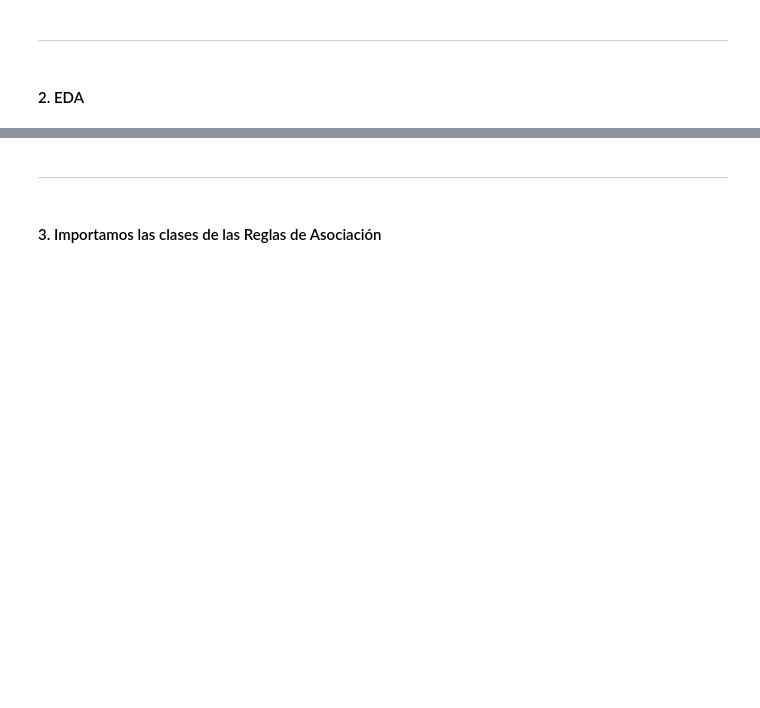
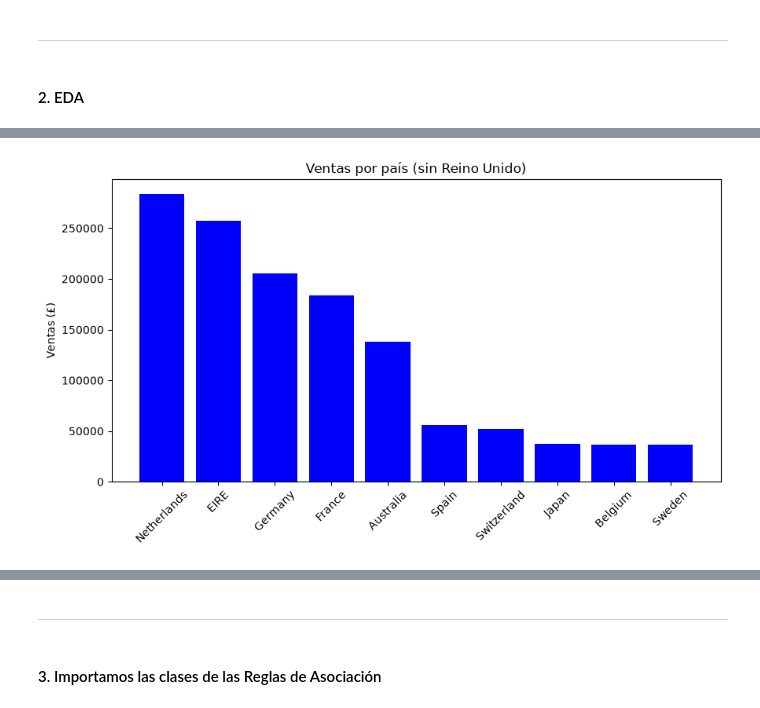
Before and after one commit to SharonOG23/Proyecto_MineriaDeDatosII, a Jupyter notebook: reporte_final/reporte_final.ipynb, the cells around one changed output, grey strips where cells are left out. Cells and saved outputs as stored; diff of their text form; code cells hidden in the pictures; blank space fills up the shorter version.

Commit message:
EDA y CRISP-DM
feat: se agrega al reporte final la clase del EDA y en resumen lo que seria el CRISP-DM

```diff
--- a/reporte_final/reporte_final.ipynb
+++ b/reporte_final/reporte_final.ipynb
@@ -34,0 +39,4 @@ Para las reglas de asociación se usó una muestra de **2,000 registros**. Se se
+# %%
+# Limpieza del dataset de ventas online retail utilizando la clase LimpiezaOnlineRetail
+
+limpieza = LimpiezaOnlineRetail("../eda/Online Retail.xlsx")
@@ -34,0 +57,5 @@ Para las reglas de asociación se usó una muestra de **2,000 registros**. Se se
+# %%
+# Se crea un nuevo DataFrame con los datos limpios utilizando el método limpiar() de la clase LimpiezaOnlineRetail
+
+datos_limpios = limpieza.limpiar()
+print("Filas y columnas después de limpiar:", datos_limpios.shape)
@@ -34,0 +88,12 @@ Para las reglas de asociación se usó una muestra de **2,000 registros**. Se se
+# %%
+# Ahora cargamos la clase en donde estan algunos graficos del EDA
+
+from eda.graficos_eda import GraficosEDA
+
+graficos = GraficosEDA(datos_limpios)
+# %%
+# Grafico de los paises con mas ventas y menos ventas
+
+graficos.ventas_por_pais()
+# %% [output]
+[figure, added]
```
Also changed, not shown: parts of 12 cells of this notebook, 1 other file.
